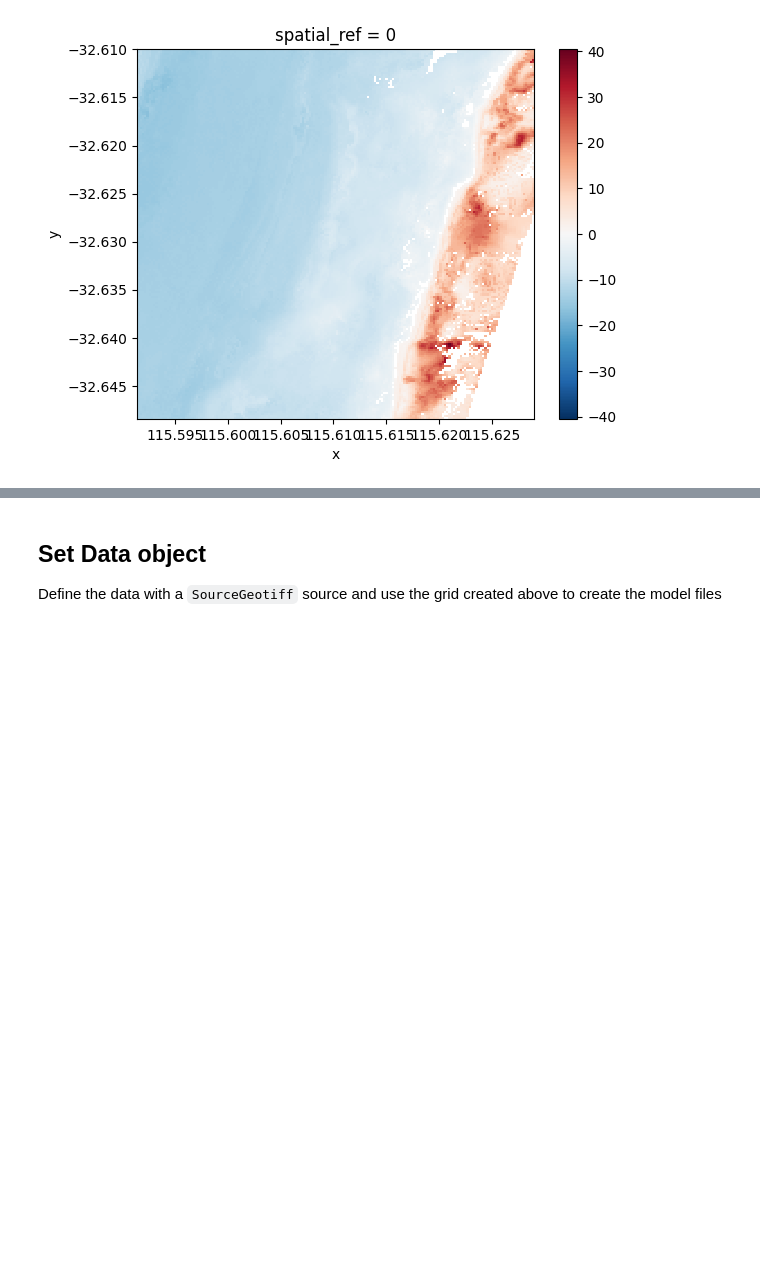
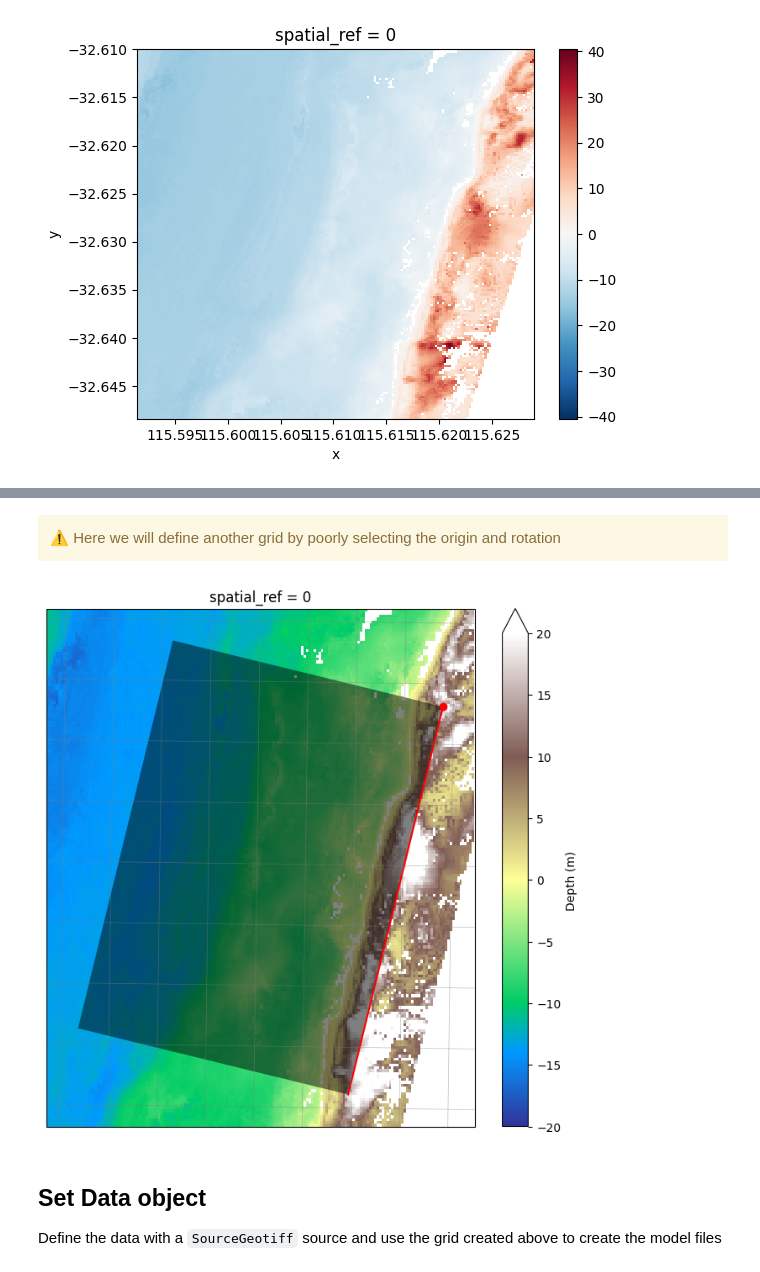
Before and after one commit to rom-py/rompy-notebooks, a Jupyter notebook: notebooks/xbeach/data-demo.ipynb, the cells around one changed output, grey strips where cells are left out. Saved outputs shown, nothing was run; the diff lists cells and outputs as text; code cells hidden in the pictures; blank space fills up the shorter version.

```diff
--- a/notebooks/xbeach/data-demo.ipynb
+++ b/notebooks/xbeach/data-demo.ipynb
@@ -69,3 +79,36 @@ ax = grid.plot(ax=ax, buffer=250, grid_kwargs=dict(facecolor="k", alpha=0.5, zor
+# %% [markdown]
+<div class="alert alert-block alert-warning">
+⚠️ Here we will define another grid by poorly selecting the origin and rotation
+</div>
+# %%
+# Define origin at the NE corner of the existing grid
+x0 = grid.x[-1, -1]
+y0 = grid.y[-1, -1]
+
+# Notice we are now specifying the origin in projected coordinates!
+grid_bad = RegularGrid(
+    ori=Ori(x=x0, y=y0, crs=28350),
+    alfa=347-180,
+    dx=10,
+    dy=15,
+    nx=230,
+    ny=220,
+    crs="28350",
+)
+
+# Plotting
+fig, ax = plt.subplots(subplot_kw={"projection": projection}, figsize=(8.5, 8))
+bathy.plot(
+    ax=ax,
+    transform=ccrs.PlateCarree(),
+    cmap="terrain",
+    vmin=-20,
+    vmax=20,
+    cbar_kwargs=dict(label="Depth (m)"),
+)
+ax = grid_bad.plot(ax=ax, buffer=250, grid_kwargs=dict(facecolor="k", alpha=0.5, zorder=2))
+# %% [output]
+[figure, added]
 # %% [markdown]
 ## Set Data object
 
```
Also changed, not shown: parts of 27 cells of this notebook.
